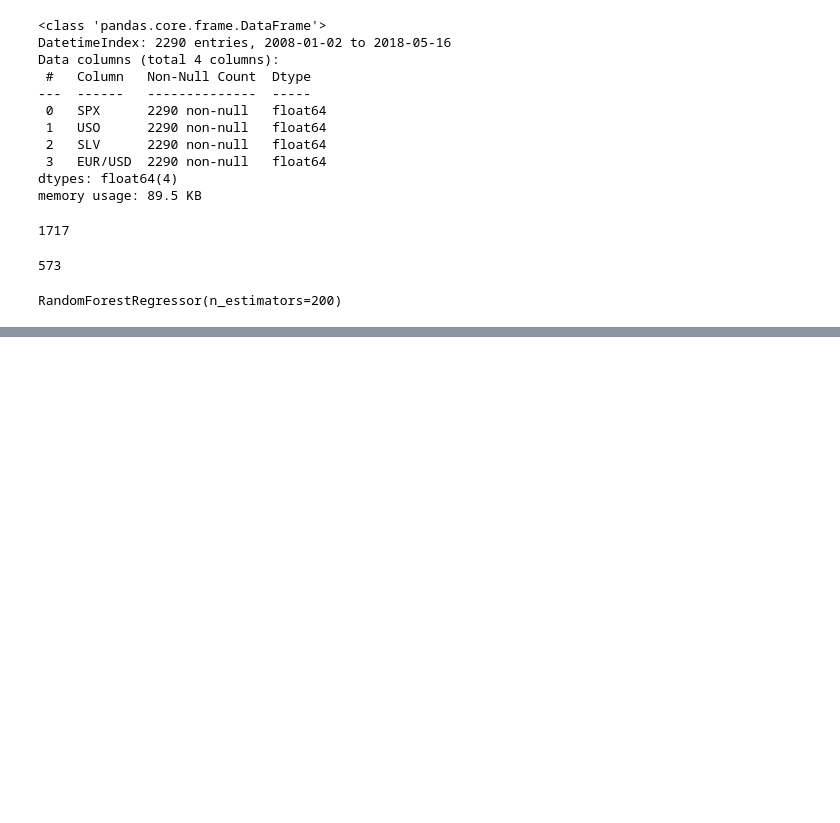
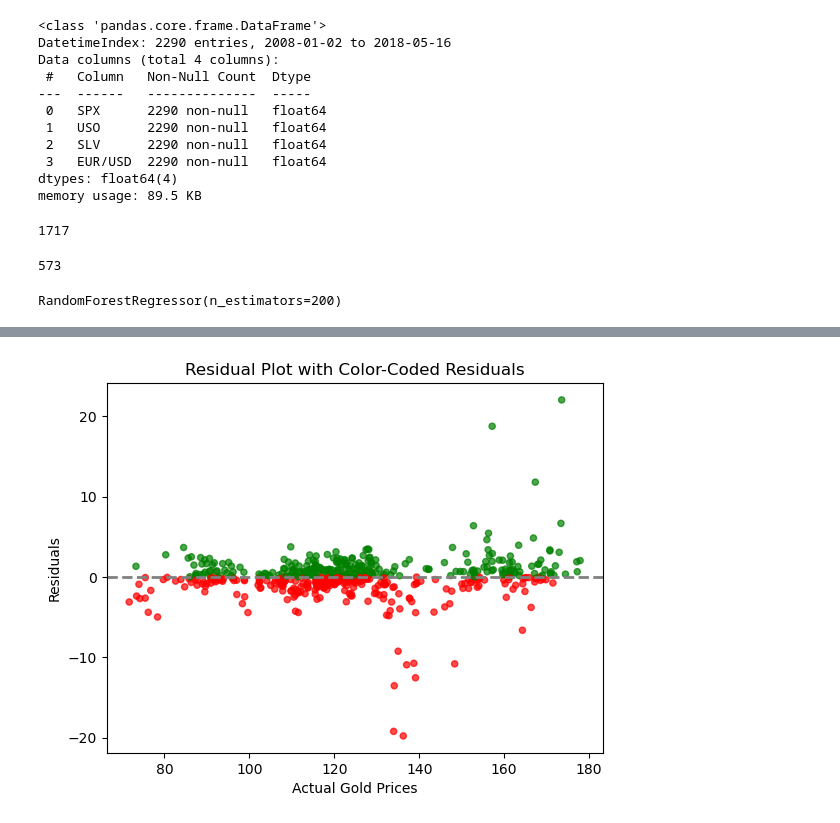
Before and after one commit to jgrubb38/Project4, a Jupyter notebook: Gold_Prediction.ipynb, the cells around one changed output, grey strips where cells are left out. Cells and saved outputs as stored; diff of their text form; code cells hidden in the pictures; blank space fills up the shorter version.

```diff
--- a/Gold_Prediction.ipynb
+++ b/Gold_Prediction.ipynb
@@ -227,12 +245,20 @@ plt.show()
 # %%
 # Plot the residuals (diff between actual and predicted gold prices) by the gold price.
 colors = ['green' if x >= 0 else 'red' for x in residuals]
 plt.scatter(y_test, residuals, s=20, alpha=0.7, c=colors)
 plt.axhline(y=0, color='gray', linestyle='--', linewidth=2)
 plt.xlabel('Actual Gold Prices')
 plt.ylabel('Residuals')
 plt.title('Residual Plot with Color-Coded Residuals')
+plt.style.use('default')
+
+# Save the plot as an image
+plt.savefig('images/residuals_plot.jpg')
+
+#display the plot
 plt.show()
+# %% [output]
+[figure, added]
 # %%
 # Plot the 4 features and their importance to the prediction model
 importances = model.feature_importances_
```
Also changed, not shown: parts of 9 cells of this notebook, 5 other files.
